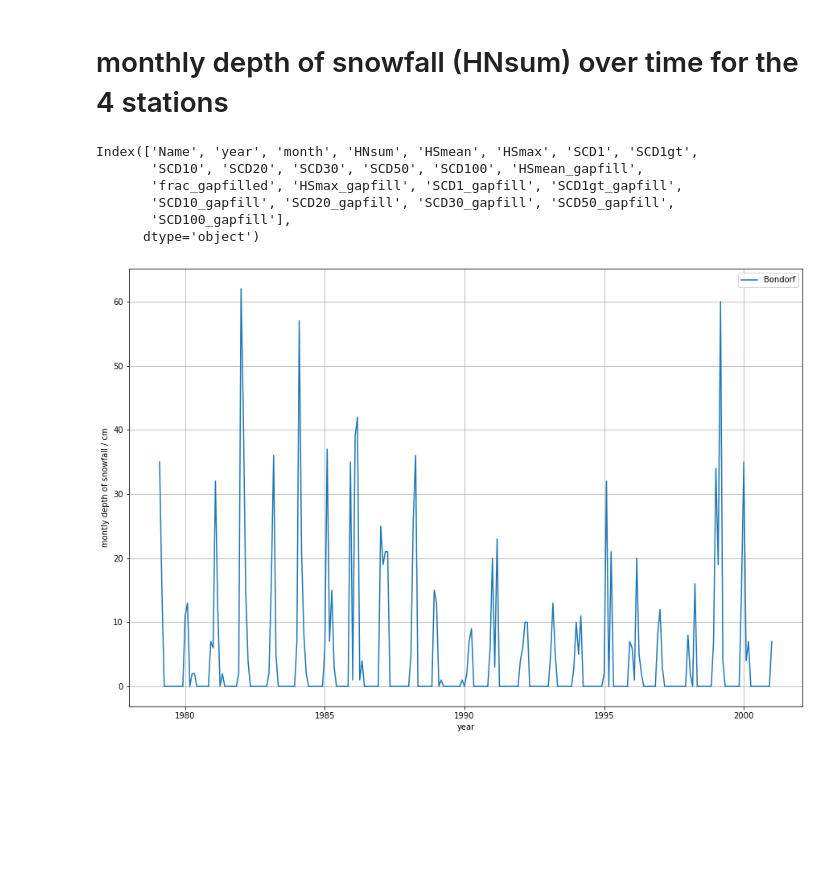
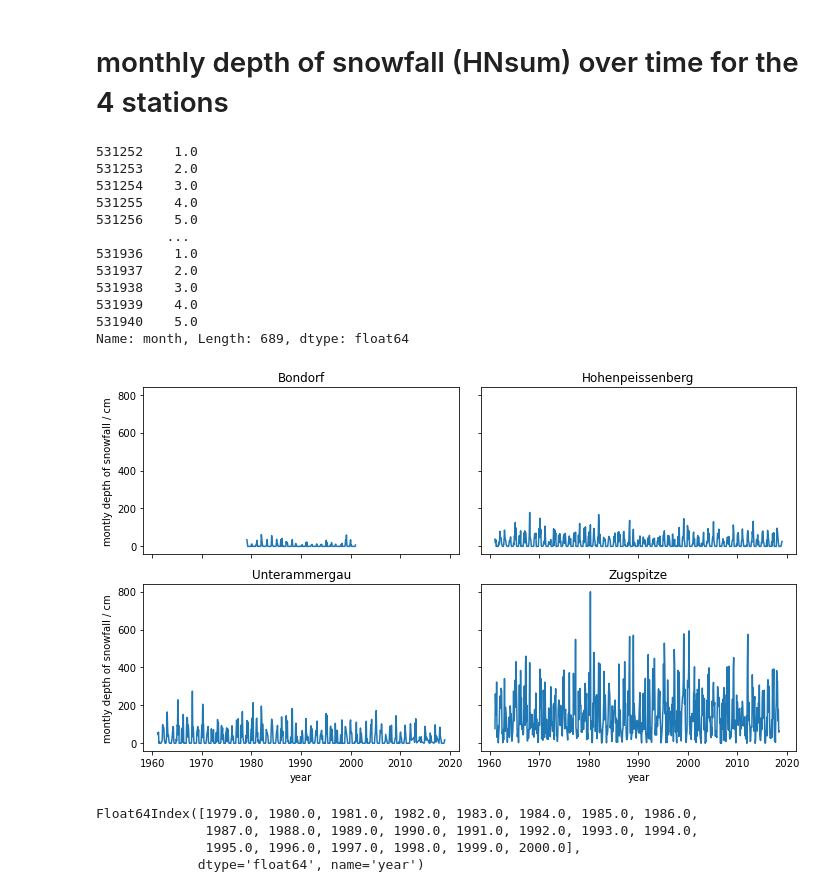
Before and after one commit to Gytha11/ERCA_2024, a Jupyter notebook: ERCA_2024_group5.ipynb, the cells around one changed output. Drawn from its saved outputs; the diff is of its cells as text; code cells hidden in the pictures; blank space fills up the shorter version.

Commit message:
plot monthly and yearly snowfall

```diff
--- a/ERCA_2024_group5.ipynb
+++ b/ERCA_2024_group5.ipynb
@@ -40,25 +40,44 @@ array(['Aach', 'Aalen_Unterkochen', 'Aalen_Unterrombach',
 snow_data_Bondorf = snow_data.where(snow_data.Name=='Bondorf').dropna()
 snow_data_Unterammergau = snow_data.where(snow_data.Name=='Unterammergau').dropna()
 snow_data_Zugspitze = snow_data.where(snow_data.Name=='Zugspitze').dropna()
-snow_data_Hohenpreissenberg = snow_data.where(snow_data.Name=='Hohenpreissenberg').dropna()
+snow_data_Hohenpeissenberg = snow_data.where(snow_data.Name=='Hohenpeissenberg').dropna()
 
 snow_data_Zugspitze.month
 # %% [output]
-Index(['Name', 'year', 'month', 'HNsum', 'HSmean', 'HSmax', 'SCD1', 'SCD1gt',
-       'SCD10', 'SCD20', 'SCD30', 'SCD50', 'SCD100', 'HSmean_gapfill',
-       'frac_gapfilled', 'HSmax_gapfill', 'SCD1_gapfill', 'SCD1gt_gapfill',
-       'SCD10_gapfill', 'SCD20_gapfill', 'SCD30_gapfill', 'SCD50_gapfill',
-       'SCD100_gapfill'],
-      dtype='object')
+531252    1.0
+531253    2.0
+531254    3.0
+531255    4.0
+531256    5.0
+         ...
+531936    1.0
+531937    2.0
+531938    3.0
+531939    4.0
+531940    5.0
+Name: month, Length: 689, dtype: float64
-# %%
-plt.figure(figsize=(15,10))
-plt.plot(snow_data_Bondorf.year + snow_data_Bondorf.month/12, snow_data_Bondorf.HNsum, label='Bondorf')
-#plt.plot(snow_data_Unterammergau.year, snow_data_Unterammergau.HNsum, label='Unterammergau')
-#plt.plot(snow_data_Hohenpreissenberg.year, snow_data_Hohenpreissenberg.HNsum, label='Hohenpreissenberg')
-#plt.plot(snow_data_Zugspitze.year, snow_data_Zugspitze.HNsum, label='Zugspitze')
-plt.ylabel('montly depth of snowfall / cm')
-plt.xlabel('year')
-plt.legend()
-plt.grid()
-# %% [output]
-[figure, removed]
+# %%
+fig, ax = plt.subplots(2,2, sharex=True, sharey=True, figsize=(10,6), )
+ax[0,0].set_title('Bondorf')
+ax[0,0].plot(snow_data_Bondorf.year + snow_data_Bondorf.month/12, snow_data_Bondorf.HNsum, label='Bondorf')
+ax[1,0].set_title('Unterammergau')
+ax[1,0].plot(snow_data_Unterammergau.year + snow_data_Unterammergau.month/12, snow_data_Unterammergau.HNsum, label='Unterammergau')
+ax[0,1].set_title('Hohenpeissenberg')
+ax[0,1].plot(snow_data_Hohenpeissenberg.year + snow_data_Hohenpeissenberg.month/12, snow_data_Hohenpeissenberg.HNsum, label='Hohenpreissenberg')
+ax[1,1].set_title('Zugspitze')
+ax[1,1].plot(snow_data_Zugspitze.year + snow_data_Zugspitze.month/12, snow_data_Zugspitze.HNsum, label='Zugspitze')
+ax[0,0].set_ylabel('montly depth of snowfall / cm')
+ax[1,0].set_ylabel('montly depth of snowfall / cm')
+ax[1,0].set_xlabel('year')
+ax[1,1].set_xlabel('year')
+plt.tight_layout()
+# %% [output]
+[figure, added]
+# %%
+# look at yearly snowfall
+snow_data_Bondorf.groupby('year').sum().index
+# %% [output]
+Float64Index([1979.0, 1980.0, 1981.0, 1982.0, 1983.0, 1984.0, 1985.0, 1986.0,
+              1987.0, 1988.0, 1989.0, 1990.0, 1991.0, 1992.0, 1993.0, 1994.0,
+              1995.0, 1996.0, 1997.0, 1998.0, 1999.0, 2000.0],
+             dtype='float64', name='year')
```
Also changed, not shown: parts of 1 cell of this notebook.
